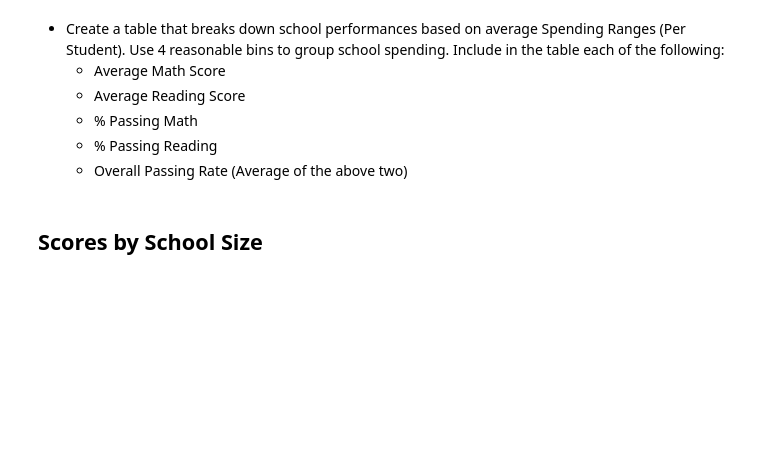
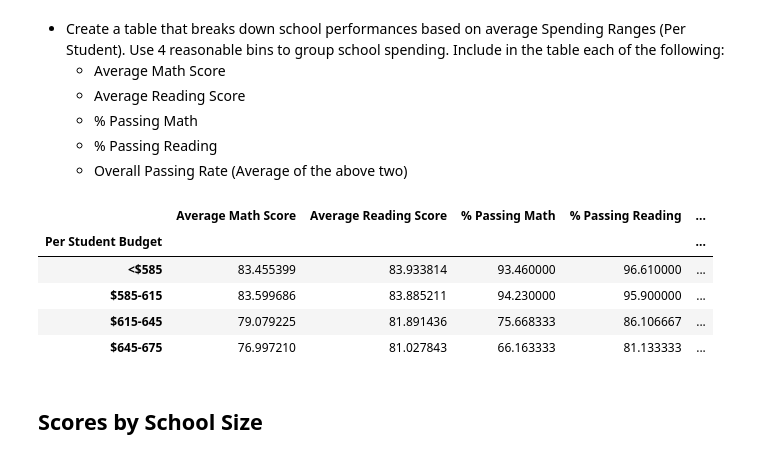
Before and after one commit to michellebrucato/Pandas_Challenge, a Jupyter notebook: PyCitySchools/PyCitySchools_Brucato.ipynb, the cells around one changed output. Saved outputs shown, nothing was run; the diff lists cells and outputs as text; code cells hidden in the pictures; blank space fills up the shorter version.

```diff
--- a/PyCitySchools/PyCitySchools_Brucato.ipynb
+++ b/PyCitySchools/PyCitySchools_Brucato.ipynb
@@ -476,0 +250,18 @@ group_names = ["<$585", "$585-615", "$615-645", "$645-675"]
+# %%
+spending_bins = [0, 585, 615, 645, 675]
+spending_range = ["<$585", "$585-615", "$615-645", "$645-675"]
+school_spending_bins = school_summary_df[[
+    "Average Math Score",
+    "Average Reading Score",
+    "% Passing Math",
+    "% Passing Reading",
+    "% Overall Passing Rate"
+]].groupby(pd.cut(school_summary_df["Budget"], bins=spending_bins, labels=spending_range)).mean()
+school_spending_bins
+# %% [output]
+|  | Average Math Score | Average Reading Score | % Passing Math | % Passing Reading | ... |
+| Per Student Budget |  |  |  |  | ... |
+| <$585 | 83.455399 | 83.933814 | 93.460000 | 96.610000 | ... |
+| $585-615 | 83.599686 | 83.885211 | 94.230000 | 95.900000 | ... |
+| $615-645 | 79.079225 | 81.891436 | 75.668333 | 86.106667 | ... |
+| $645-675 | 76.997210 | 81.027843 | 66.163333 | 81.133333 | ... |
```
Also changed, not shown: parts of 25 cells of this notebook.
